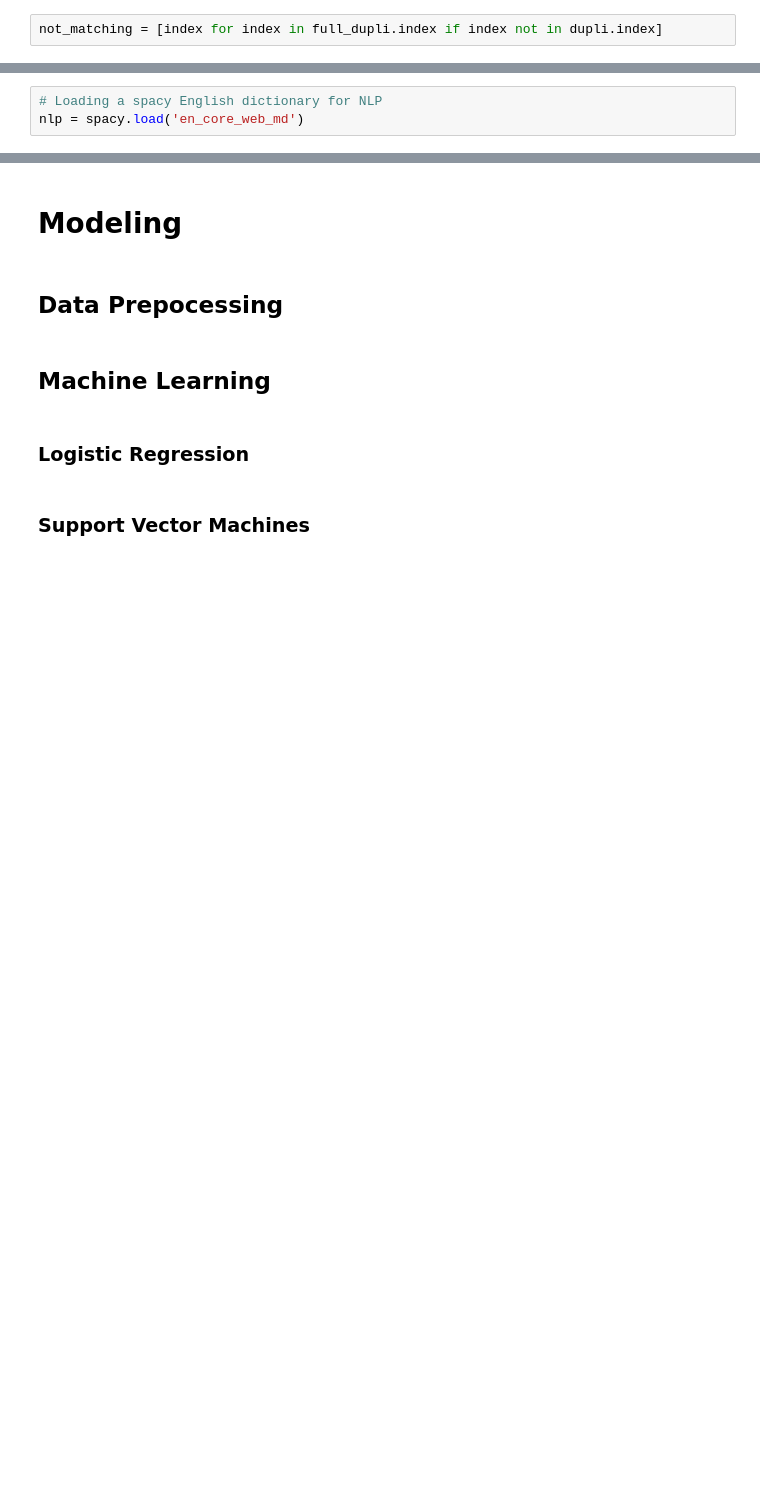
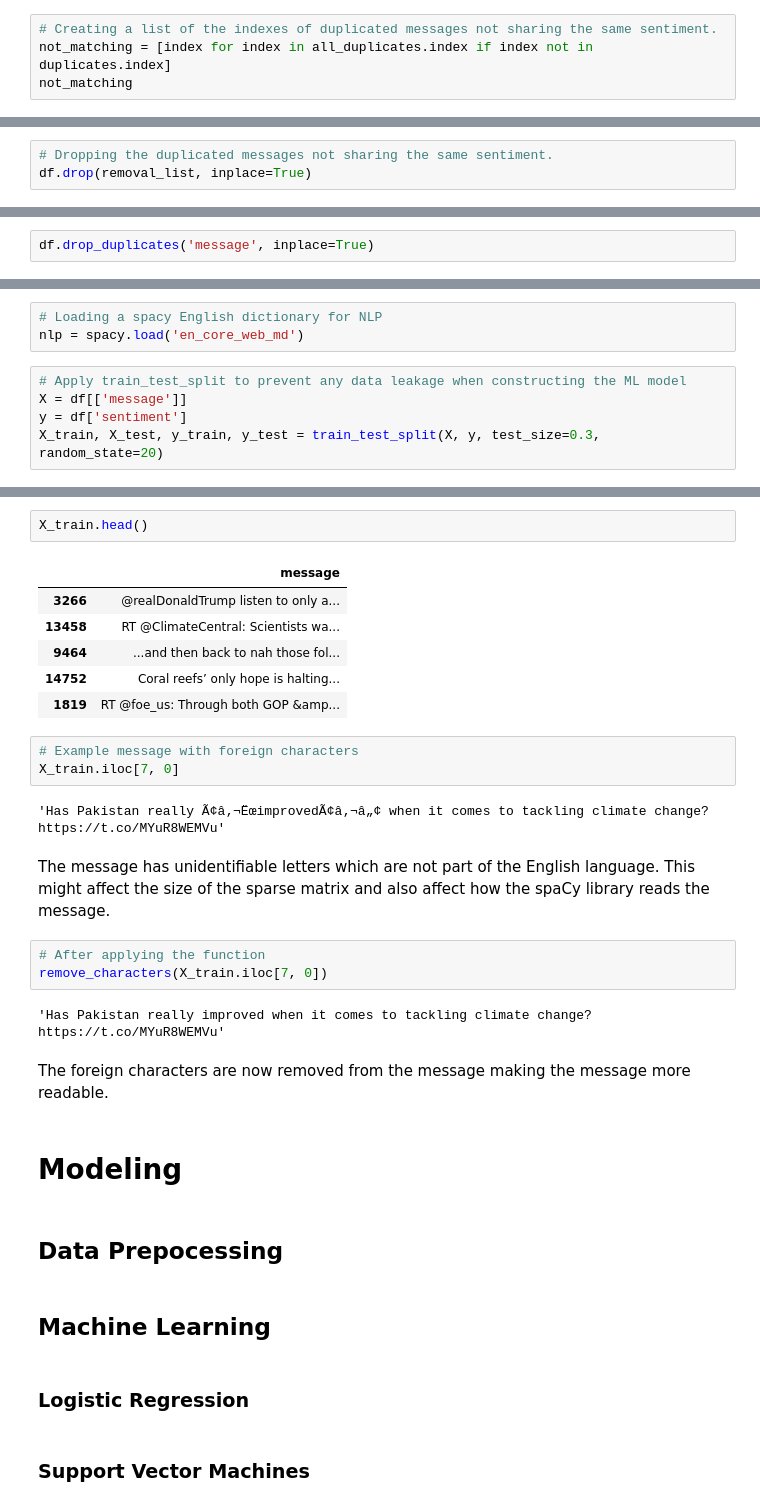
Before and after one commit to FaatimahM/jhb-ss3-classification-Repo, a Jupyter notebook: Classification_submission_file.ipynb, the cells around one changed output, grey strips where cells are left out. Drawn from its saved outputs; the diff is of its cells as text; blank space fills up the shorter version.

```diff
--- a/Classification_submission_file.ipynb
+++ b/Classification_submission_file.ipynb
@@ -148,4 +166,6 @@ print(f"Therefore {len(all_duplicates) - len(duplicates)} of the rows are duplic
 # %% [output]
 Therefore 4 of the rows are duplicate messages but not sharing the same sentiment, therefore they will all be dropped.
 # %%
-not_matching = [index for index in full_dupli.index if index not in dupli.index]
+# Creating a list of the indexes of duplicated messages not sharing the same sentiment.
+not_matching = [index for index in all_duplicates.index if index not in duplicates.index]
+not_matching
@@ -160,0 +199,3 @@ df.loc[removal_list, :]
+# %%
+# Dropping the duplicated messages not sharing the same sentiment.
+df.drop(removal_list, inplace=True)
@@ -160,0 +204,2 @@ df.loc[removal_list, :]
+# %%
+df.drop_duplicates('message', inplace=True)
@@ -176,3 +235,8 @@ Based on the pie chart, 50.8% of the tweets supports the belief of man-made clim
 # %%
 # Loading a spacy English dictionary for NLP
 nlp = spacy.load('en_core_web_md')
+# %%
+# Apply train_test_split to prevent any data leakage when constructing the ML model
+X = df[['message']]
+y = df['sentiment']
+X_train, X_test, y_train, y_test = train_test_split(X, y, test_size=0.3, random_state=20)
@@ -179,3 +270,27 @@ nlp = spacy.load('en_core_web_md')
+# %%
+X_train.head()
+# %% [output]
+|  | message |
+| 3266 | @realDonaldTrump listen to only a... |
+| 13458 | RT @ClimateCentral: Scientists wa... |
+| 9464 | ...and then back to nah those fol... |
+| 14752 | Coral reefs’ only hope is halting... |
+| 1819 | RT @foe_us: Through both GOP &amp... |
+# %%
+# Example message with foreign characters
+X_train.iloc[7, 0]
+# %% [output]
+'Has Pakistan really Ã¢â‚¬ËœimprovedÃ¢â‚¬â„¢ when it comes to tackling climate change? https://t.co/MYuR8WEMVu'
+# %% [markdown]
+The message has unidentifiable letters which are not part of the English language. This might affect the size of
+the sparse matrix and also affect how the spaCy library reads the message.
+# %%
+# After applying the function
+remove_characters(X_train.iloc[7, 0])
+# %% [output]
+'Has Pakistan really improved when it comes to tackling climate change? https://t.co/MYuR8WEMVu'
+# %% [markdown]
+The foreign characters are now removed from the message making the message more readable.
 # %% [markdown]
 # Modeling
 # %% [markdown]
```
Also changed, not shown: parts of 33 cells of this notebook.
